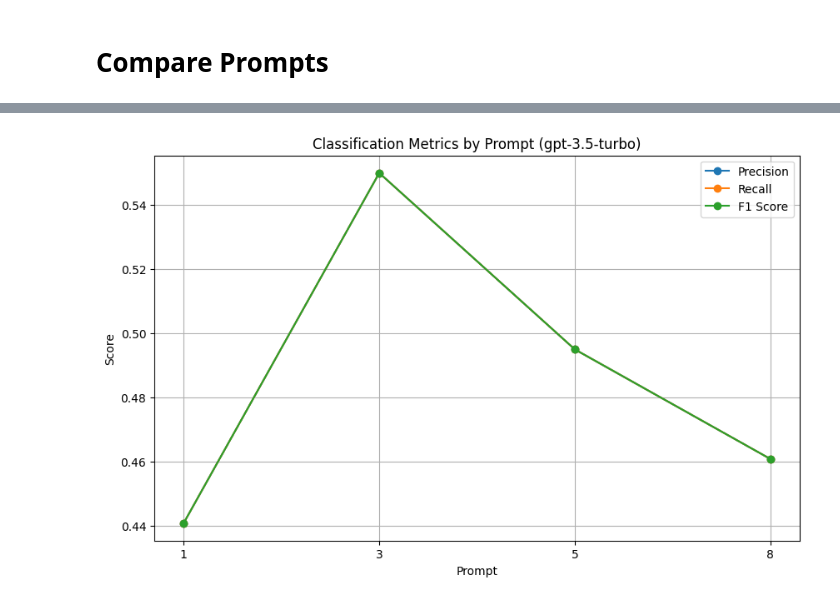
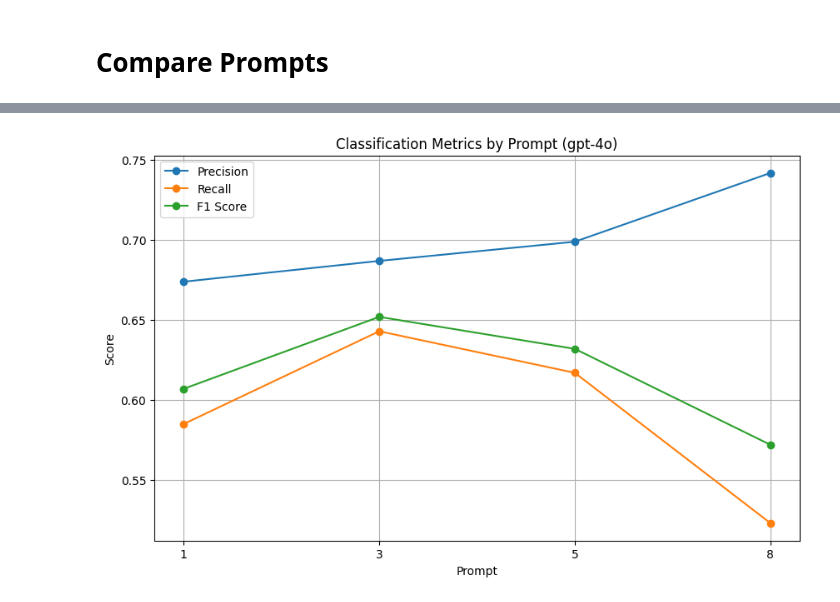
Before and after one commit to Marco-Consoloni/patent-sentence-classification, a Jupyter notebook: prompting/compare_prompting.ipynb, the cells around one changed output, grey strips where cells are left out. Saved outputs shown, nothing was run; the diff lists cells and outputs as text; code cells hidden in the pictures.

```diff
--- a/prompting/compare_prompting.ipynb
+++ b/prompting/compare_prompting.ipynb
@@ -13,7 +13,10 @@ folder_path = "/home/fantoni/patent-sentence-classification/results/prompting"
 
 # Choose model
 model_name = 'gpt-3.5-turbo'
-#model_name = 'gpt-4o'
+model_name = 'gpt-4o'
+
+# Set averaging mode
+average = 'micro'
 
 results_all = {}
 for file_name in os.listdir(folder_path):
@@ -26,7 +29,6 @@ for file_name in os.listdir(folder_path):
         predicted_labels = result_df['pred_class']
 
         # Calculate classification metrics
-        average = 'micro'
         precision = precision_score(true_labels, predicted_labels, average=average, zero_division=0)
         recall = recall_score(true_labels, predicted_labels, average=average, zero_division=0)
         f1 = f1_score(true_labels, predicted_labels, average=average, zero_division=0)
@@ -34,4 +36,5 @@ for file_name in os.listdir(folder_path):
         # Append to results
         results_all[prompt_number] = {'precision': precision, 'recall': recall, 'f1': f1}
 
-#results_all
+results_df = pd.DataFrame.from_dict(results_all, orient='index').sort_index().round(3)
+results_df
@@ -38,21 +47,21 @@ for file_name in os.listdir(folder_path):
 # %%
 # Sort results by prompt number
-sorted_prompts = sorted(results_all.keys())
-precision_values = [results_all[p]['precision'] for p in sorted_prompts]
-recall_values = [results_all[p]['recall'] for p in sorted_prompts]
-f1_values = [results_all[p]['f1'] for p in sorted_prompts]
+sorted_prompts = results_df.index.tolist()
+precision_values = results_df['precision'].tolist()
+recall_values = results_df['recall'].tolist()
+f1_values = results_df['f1'].tolist()
 
 # Plot the results
 plt.figure(figsize=(10, 6))
 plt.plot(sorted_prompts, precision_values, marker = 'o', label='Precision')
 plt.plot(sorted_prompts, recall_values, marker = 'o', label='Recall')
 plt.plot(sorted_prompts, f1_values, marker = 'o', label='F1 Score')
 
 plt.xlabel('Prompt')
 plt.ylabel('Score')
 plt.title(f'Classification Metrics by Prompt ({model_name})')
 plt.legend()
 plt.grid(True)
 plt.show()
 # %% [output]
-[figure, old version]
+[figure, new version]
```
Also changed, not shown: parts of 1 cell of this notebook.
